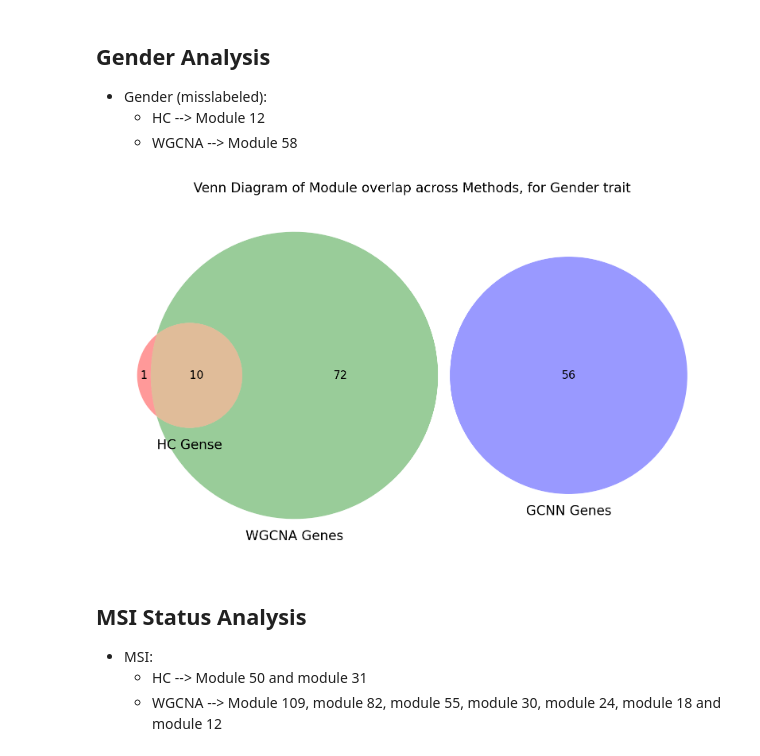
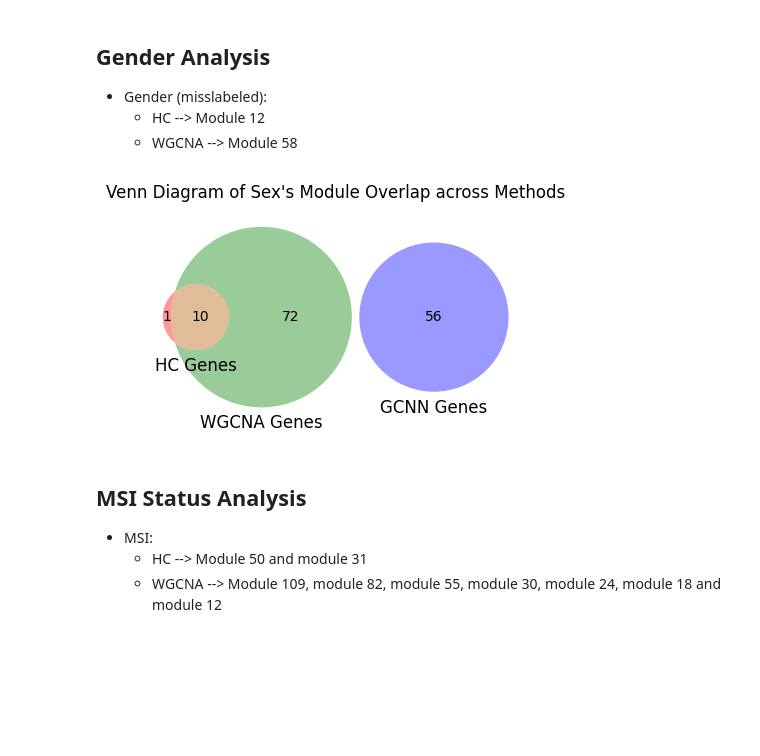
Before and after one commit to xandri99/Thesis, a Jupyter notebook: notebooks/Comparative_Analysis.ipynb, the cells around one changed output. Saved outputs shown, nothing was run; the diff lists cells and outputs as text; code cells hidden in the pictures; blank space fills up the shorter version.

```diff
--- a/notebooks/Comparative_Analysis.ipynb
+++ b/notebooks/Comparative_Analysis.ipynb
@@ -70,22 +70,22 @@ Shape of GCNN Gender Modules: (56, 1065)
 # %%
 # Extract the modules of interest from HC and WGCNA
 hc_modules_gender = hc_modules[hc_modules['Module'] == 12]
 wgcna_modules_gender = wgcna_modules[wgcna_modules['Module'] == 58]
 
 # Extract the names of the Genes from all 3 modules
 hc_gender_gene_names = set(hc_modules_gender['Gene Name'])
 wgcna_gender_gene_names = set(wgcna_modules_gender['Gene Name'])
 gcnn_gender_gene_names = set(gcnn_gender_modules['Gene Name'])
 
 # Create the Venn diagram
-plt.figure(figsize=(10, 7))
+plt.figure(figsize=(5, 3))
 venn3([hc_gender_gene_names, wgcna_gender_gene_names, gcnn_gender_gene_names], ('HC Genes', 'WGCNA Genes', 'GCNN Genes'))
 
 # Display the Venn diagram
-plt.title("Venn Diagram of Module overlap across Methods, for Gender trait")
+plt.title("Venn Diagram of Sex's Module Overlap across Methods")
 plt.show()
 # %% [output]
-[figure, old version]
+[figure, new version]
 # %% [markdown]
 ## MSI Status Analysis
 
```
Also changed, not shown: parts of 1 cell of this notebook.
